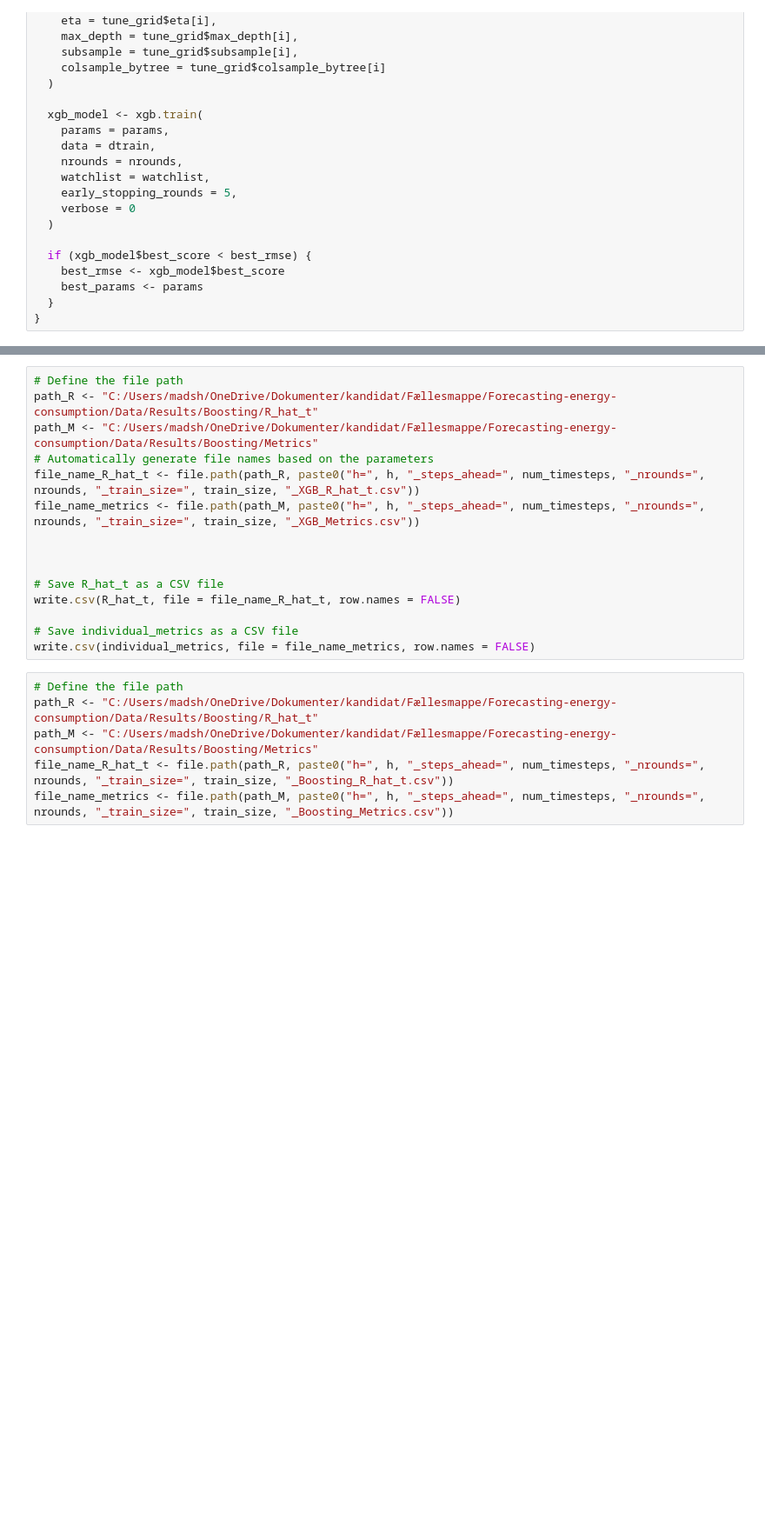
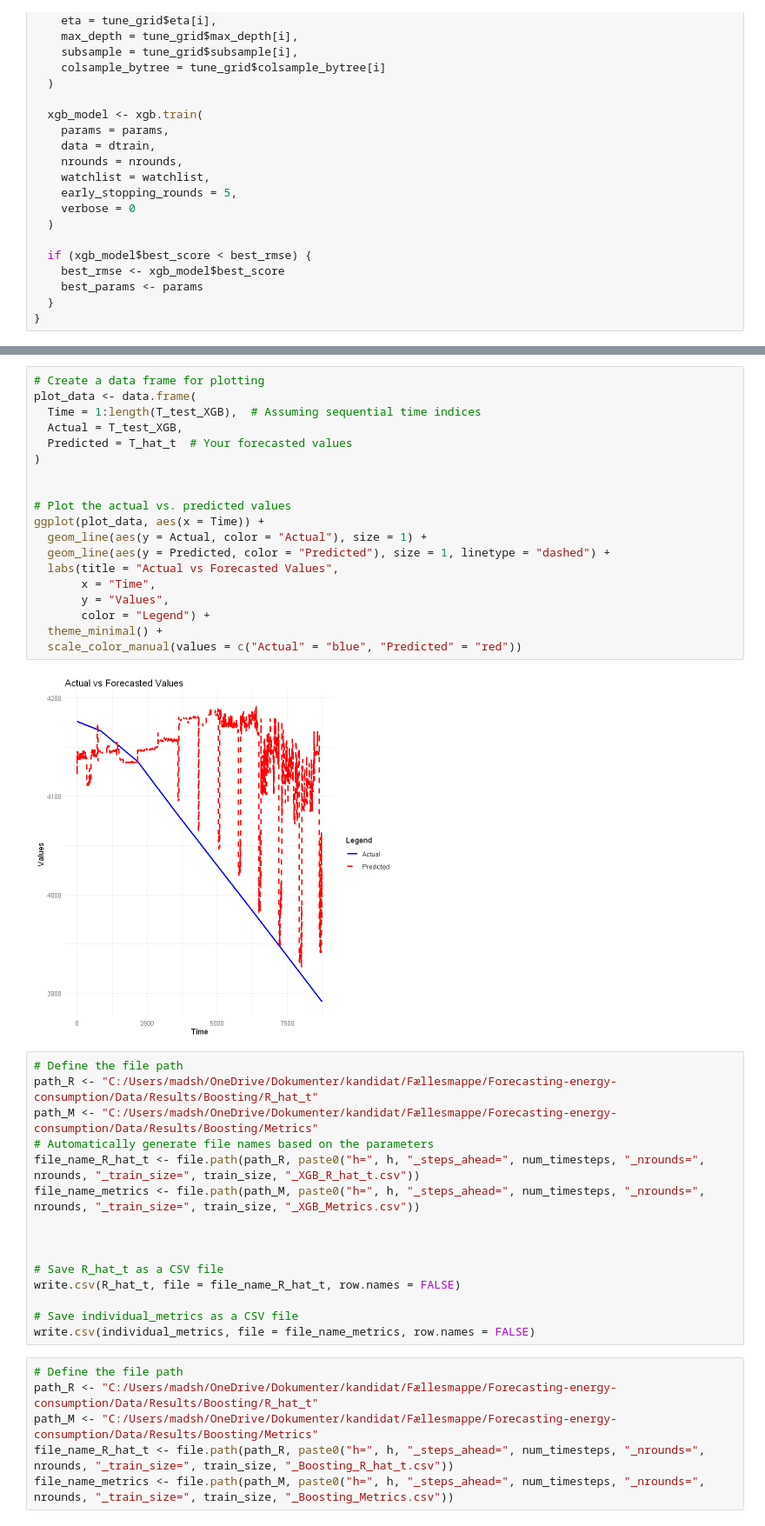
Before and after one commit to madsh0402/Forecasting-energy-consumption, a Jupyter notebook: Forecasting/Trend/Trend forecasting XGB.ipynb, the cells around one changed output, grey strips where cells are left out. Shown: that part at 87% size. Saved outputs shown, nothing was run; the diff lists cells and outputs as text; blank space fills up the shorter version.

```diff
--- a/Forecasting/Trend/Trend forecasting XGB.ipynb
+++ b/Forecasting/Trend/Trend forecasting XGB.ipynb
@@ -302,3 +288,24 @@ display_limited(individual_metrics)
+# %%
+# Create a data frame for plotting
+plot_data <- data.frame(
+  Time = 1:length(T_test_XGB),  # Assuming sequential time indices
+  Actual = T_test_XGB,
+  Predicted = T_hat_t  # Your forecasted values
+)
+
+
+# Plot the actual vs. predicted values
+ggplot(plot_data, aes(x = Time)) +
+  geom_line(aes(y = Actual, color = "Actual"), size = 1) +
+  geom_line(aes(y = Predicted, color = "Predicted"), size = 1, linetype = "dashed") +
+  labs(title = "Actual vs Forecasted Values",
+       x = "Time",
+       y = "Values",
+       color = "Legend") +
+  theme_minimal() +
+  scale_color_manual(values = c("Actual" = "blue", "Predicted" = "red"))
+# %% [output]
+[figure, added]
 # %%
 # Define the file path
 path_R <- "C:/Users/madsh/OneDrive/Dokumenter/kandidat/Fællesmappe/Forecasting-energy-consumption/Data/Results/Boosting/R_hat_t"
```
Also changed, not shown: parts of 24 cells of this notebook, 3 other files.
